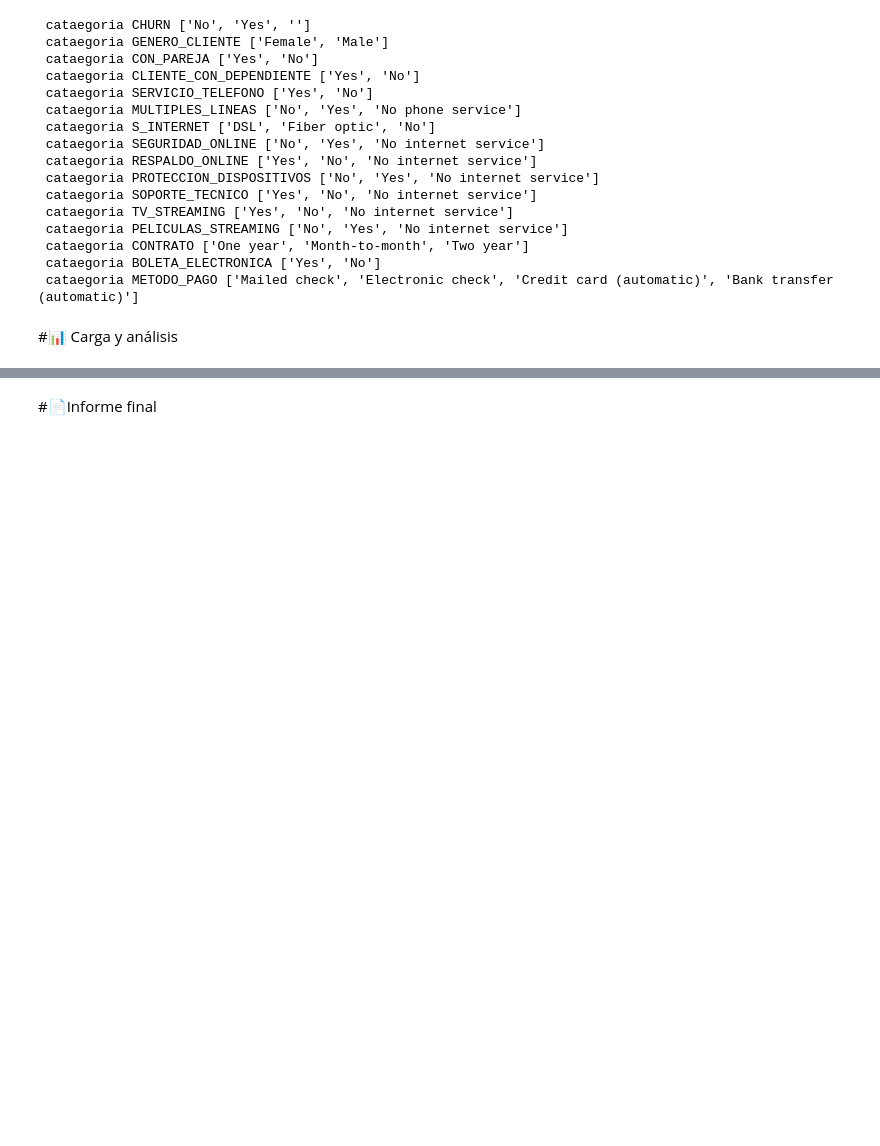
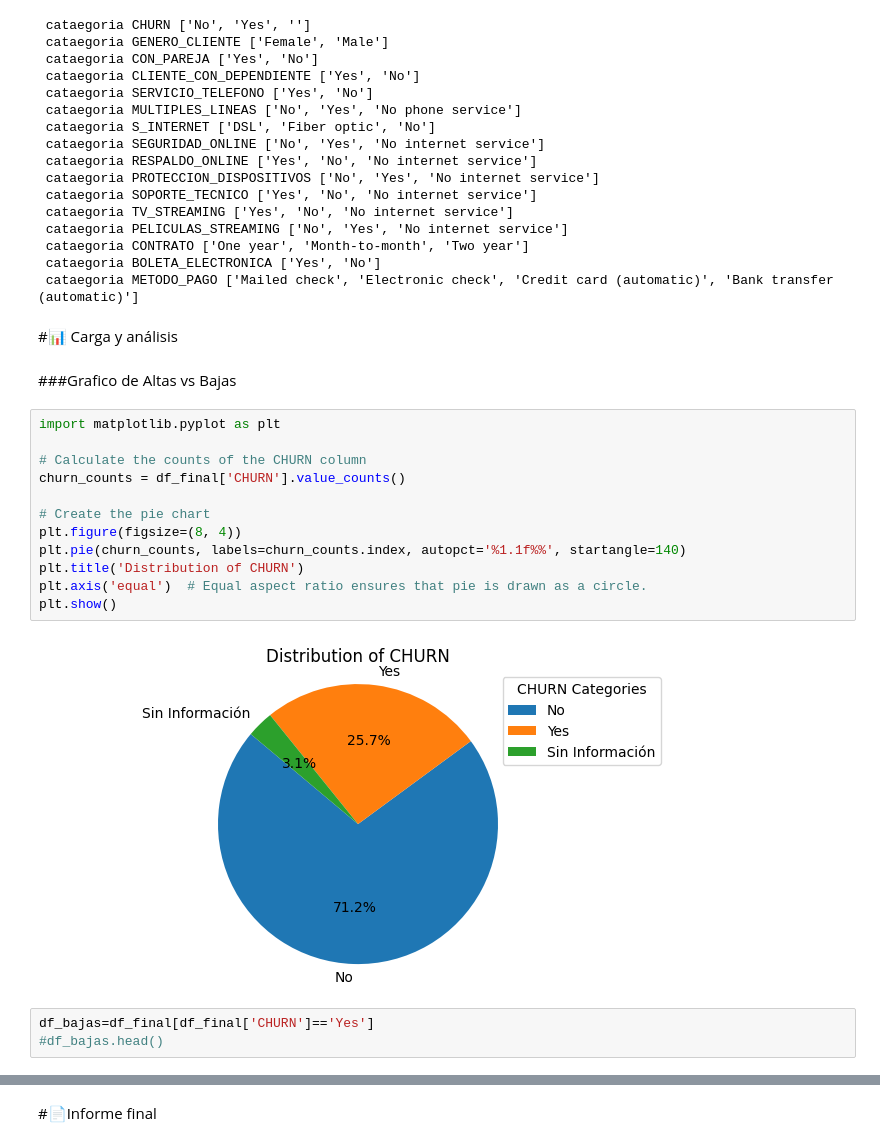
Before and after one commit to raohxxx/TelecomX_Challenge, a Jupyter notebook: TelecomX_LATAM.ipynb, the cells around one changed output, grey strips where cells are left out. Drawn from its saved outputs; the diff is of its cells as text; blank space fills up the shorter version.

Commit message:
graficos varios

```diff
--- a/TelecomX_LATAM.ipynb
+++ b/TelecomX_LATAM.ipynb
@@ -328,3 +328,22 @@ for y in columnas:
  cataegoria METODO_PAGO ['Mailed check', 'Electronic check', 'Credit card (automatic)', 'Bank transfer (automatic)']
 # %% [markdown]
 #📊 Carga y análisis
+# %% [markdown]
+###Grafico de Altas vs Bajas
+# %%
+import matplotlib.pyplot as plt
+
+# Calculate the counts of the CHURN column
+churn_counts = df_final['CHURN'].value_counts()
+
+# Create the pie chart
+plt.figure(figsize=(8, 4))
+plt.pie(churn_counts, labels=churn_counts.index, autopct='%1.1f%%', startangle=140)
+plt.title('Distribution of CHURN')
+plt.axis('equal')  # Equal aspect ratio ensures that pie is drawn as a circle.
+plt.show()
+# %% [output]
+[figure, added]
+# %%
+df_bajas=df_final[df_final['CHURN']=='Yes']
+#df_bajas.head()
```
Also changed, not shown: parts of 3 cells of this notebook.
